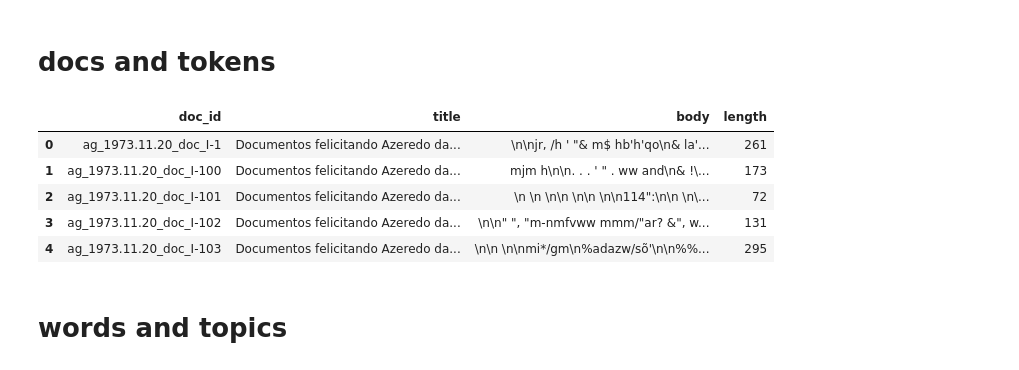
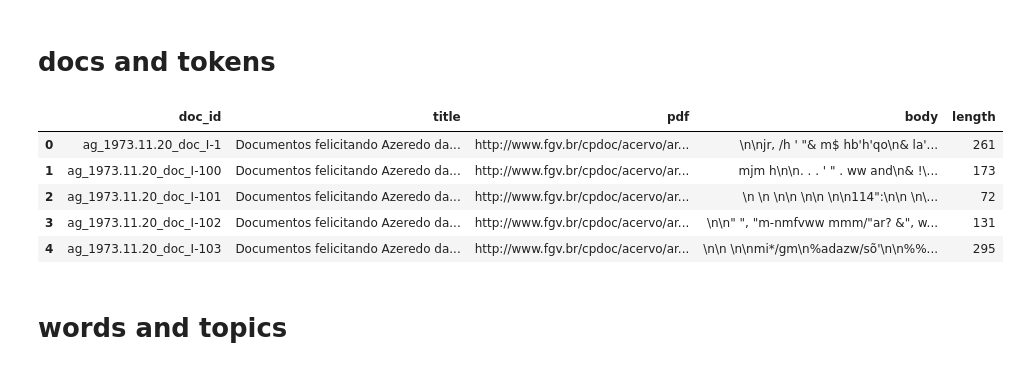
Before and after one commit to Marcelobbr/thesis, a Jupyter notebook: dissertation/notebooks/vis.ipynb, the cells around one changed output. Drawn from its saved outputs; the diff is of its cells as text; code cells hidden in the pictures.

```diff
--- a/dissertation/notebooks/vis.ipynb
+++ b/dissertation/notebooks/vis.ipynb
@@ -80,17 +80,17 @@ person_doc.head()
 # %% [markdown]
 # docs and tokens
 # %%
-docs = cpdoc_tables['docs'][['id', 'title', 'body']]
+docs = cpdoc_tables['docs'][['id', 'title', 'pdf', 'body']]
 docs = docs.rename(index=str, columns={"id": "doc_id"})
 docs['length'] = docs['body'].apply(lambda x: len(x.split()))
 docs.head()
 # %% [output]
-|  | doc_id | title | body | length |
-| 0 | ag_1973.11.20_doc_I-1 | Documentos felicitando Azeredo da... | \n\njr, /h ' "& m$ hb'h'qo\n& la'... | 261 |
-| 1 | ag_1973.11.20_doc_I-100 | Documentos felicitando Azeredo da... | mjm h\n\n. . . ' " . ww and\n& !\... | 173 |
-| 2 | ag_1973.11.20_doc_I-101 | Documentos felicitando Azeredo da... | \n \n \n\n \n\n \n\n114":\n\n \n\... | 72 |
-| 3 | ag_1973.11.20_doc_I-102 | Documentos felicitando Azeredo da... | \n\n" ", "m-nmfvww mmm/"ar? &", w... | 131 |
-| 4 | ag_1973.11.20_doc_I-103 | Documentos felicitando Azeredo da... | \n\n \n\nmi*/gm\n%adazw/sõ'\n\n%%... | 295 |
+|  | doc_id | title | pdf | body | length |
+| 0 | ag_1973.11.20_doc_I-1 | Documentos felicitando Azeredo da... | http://www.fgv.br/cpdoc/acervo/ar... | \n\njr, /h ' "& m$ hb'h'qo\n& la'... | 261 |
+| 1 | ag_1973.11.20_doc_I-100 | Documentos felicitando Azeredo da... | http://www.fgv.br/cpdoc/acervo/ar... | mjm h\n\n. . . ' " . ww and\n& !\... | 173 |
+| 2 | ag_1973.11.20_doc_I-101 | Documentos felicitando Azeredo da... | http://www.fgv.br/cpdoc/acervo/ar... | \n \n \n\n \n\n \n\n114":\n\n \n\... | 72 |
+| 3 | ag_1973.11.20_doc_I-102 | Documentos felicitando Azeredo da... | http://www.fgv.br/cpdoc/acervo/ar... | \n\n" ", "m-nmfvww mmm/"ar? &", w... | 131 |
+| 4 | ag_1973.11.20_doc_I-103 | Documentos felicitando Azeredo da... | http://www.fgv.br/cpdoc/acervo/ar... | \n\n \n\nmi*/gm\n%adazw/sõ'\n\n%%... | 295 |
 # %% [markdown]
 # words and topics
 # %%
```
Also changed, not shown: parts of 24 cells of this notebook, 1 other file.
